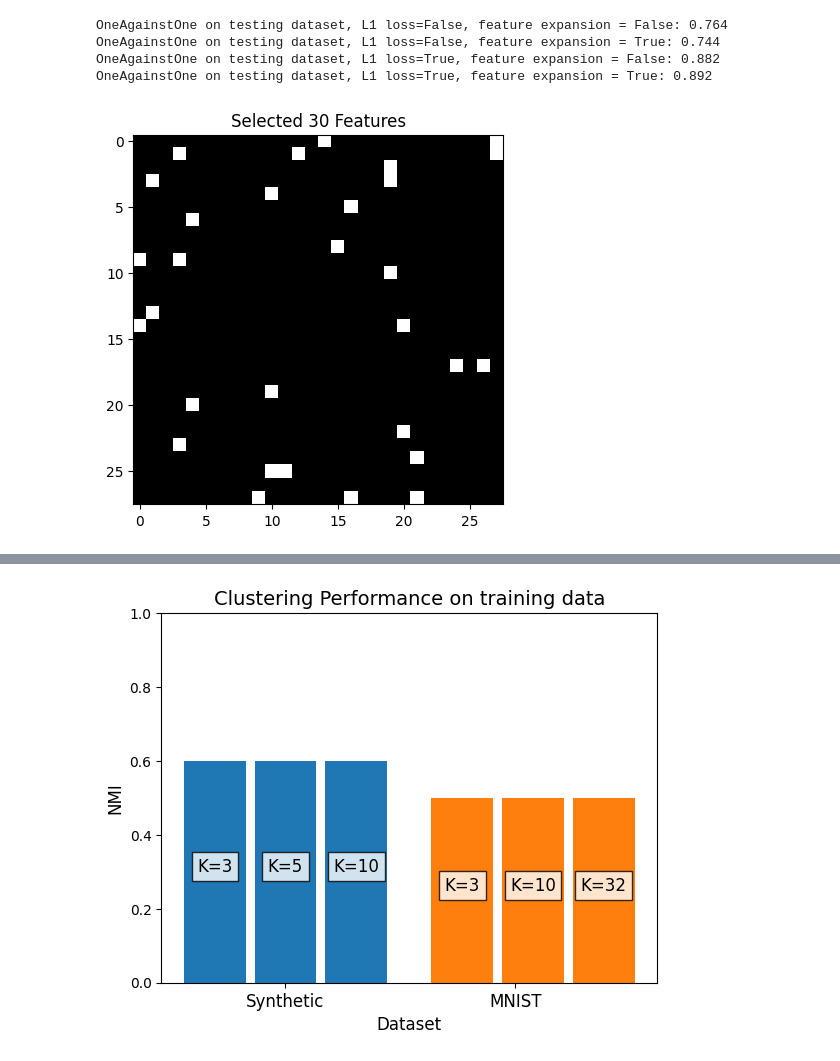
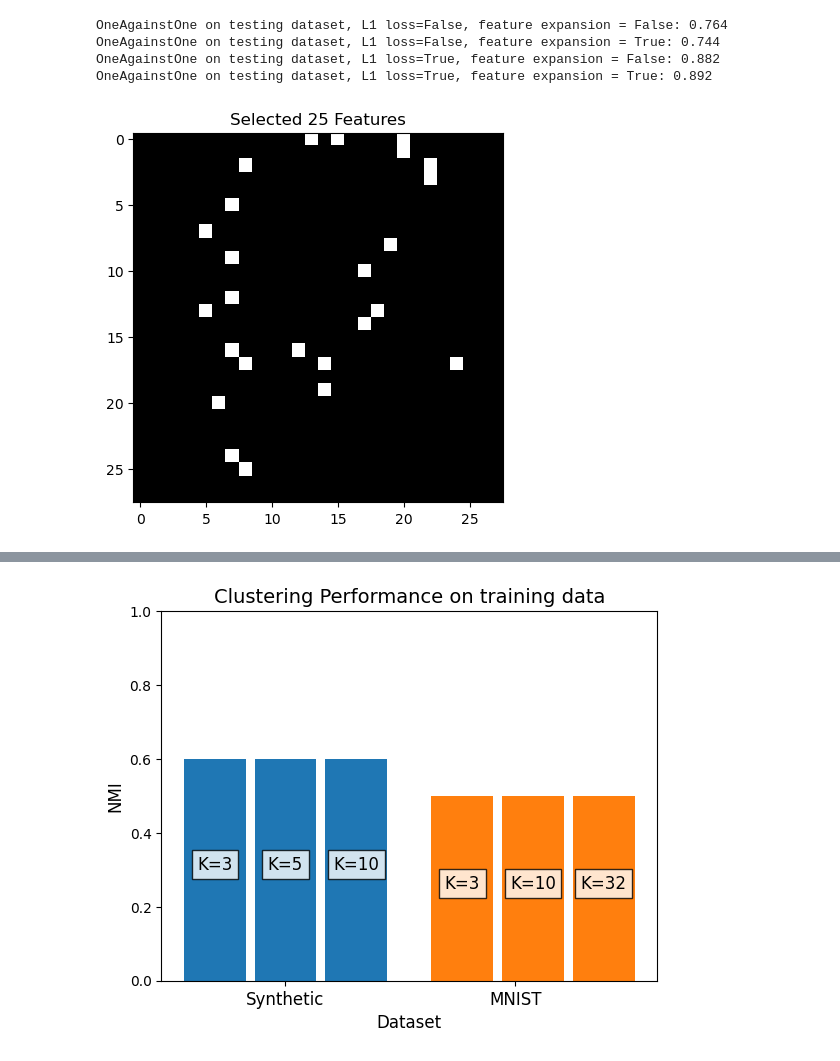
Before and after one commit to AndreaBaretta/Linear_Programming_ECE236A, a Jupyter notebook: Code/Code/ECE236A_Project_Demo.ipynb, the cells around one changed output, grey strips where cells are left out. Saved outputs shown, nothing was run; the diff lists cells and outputs as text; code cells hidden in the pictures.

```diff
--- a/Code/Code/ECE236A_Project_Demo.ipynb
+++ b/Code/Code/ECE236A_Project_Demo.ipynb
@@ -94,16 +94,13 @@ OneAgainstOne on testing dataset, L1 loss=False, feature expansion = True: 0.744
 OneAgainstOne on testing dataset, L1 loss=True, feature expansion = False: 0.882
 OneAgainstOne on testing dataset, L1 loss=True, feature expansion = True: 0.892
 # %%
-import numpy as np
-
 data = prepare_mnist_data()
 
-# randomly choose 30 features
-np.random.seed(0)
-selected_features = np.random.choice(data['trainX'].shape[1], 30, replace=False)
-data['trainX'] = data['trainX'][:, selected_features]
-data['testX'] = data['testX'][:, selected_features]
+feature_selector = MyFeatureSelection(25)
+selected_features = feature_selector.construct_new_features(data['trainX'], data['trainY'])
+trainX_small = data['trainX'][:, selected_features]
+testX_small = data['testX'][:, selected_features]
 
 visualize_features(selected_features)
 # %% [output]
-[figure, old version]
+[figure, new version]
```
Also changed, not shown: parts of 7 cells of this notebook, 1 other file.
